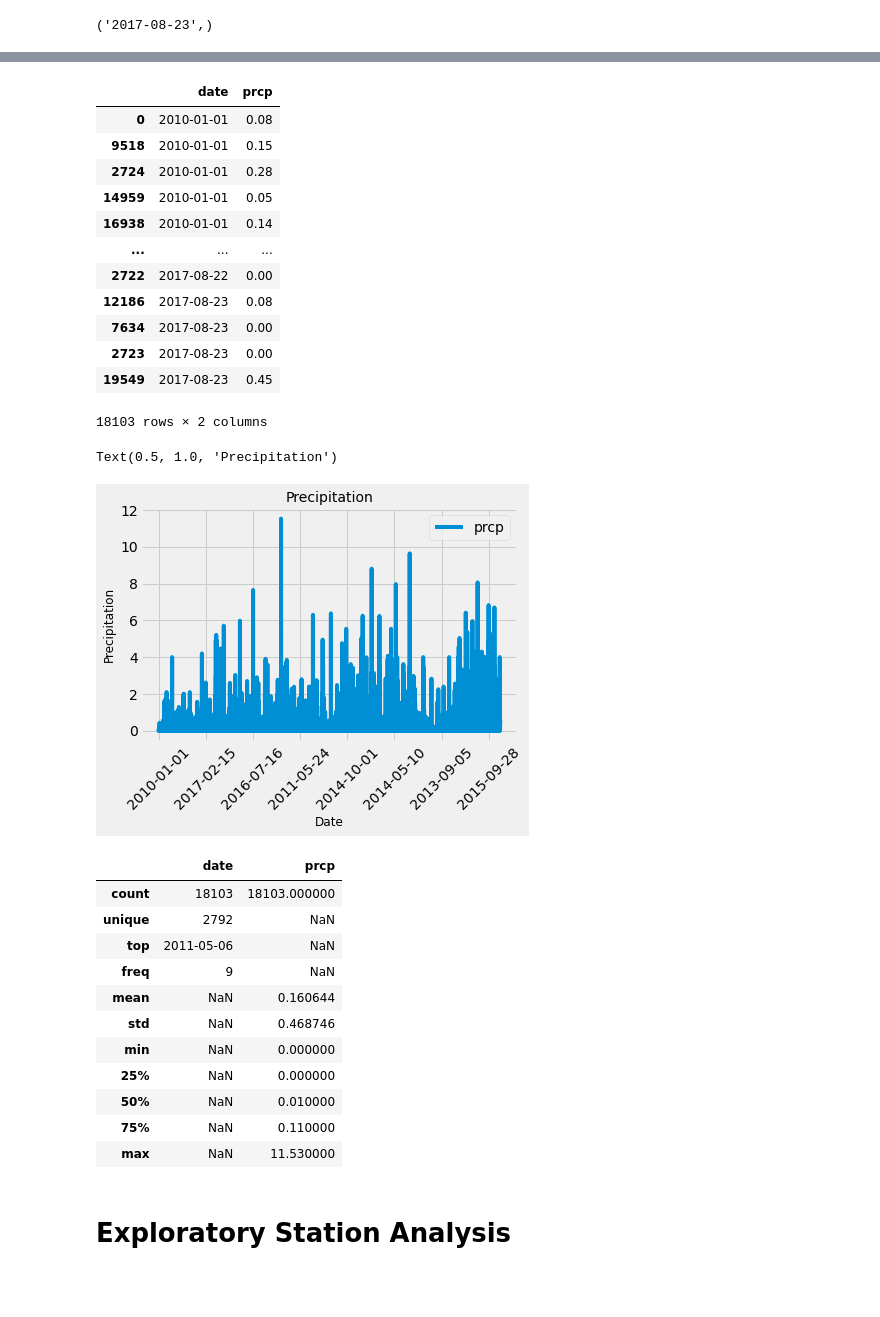
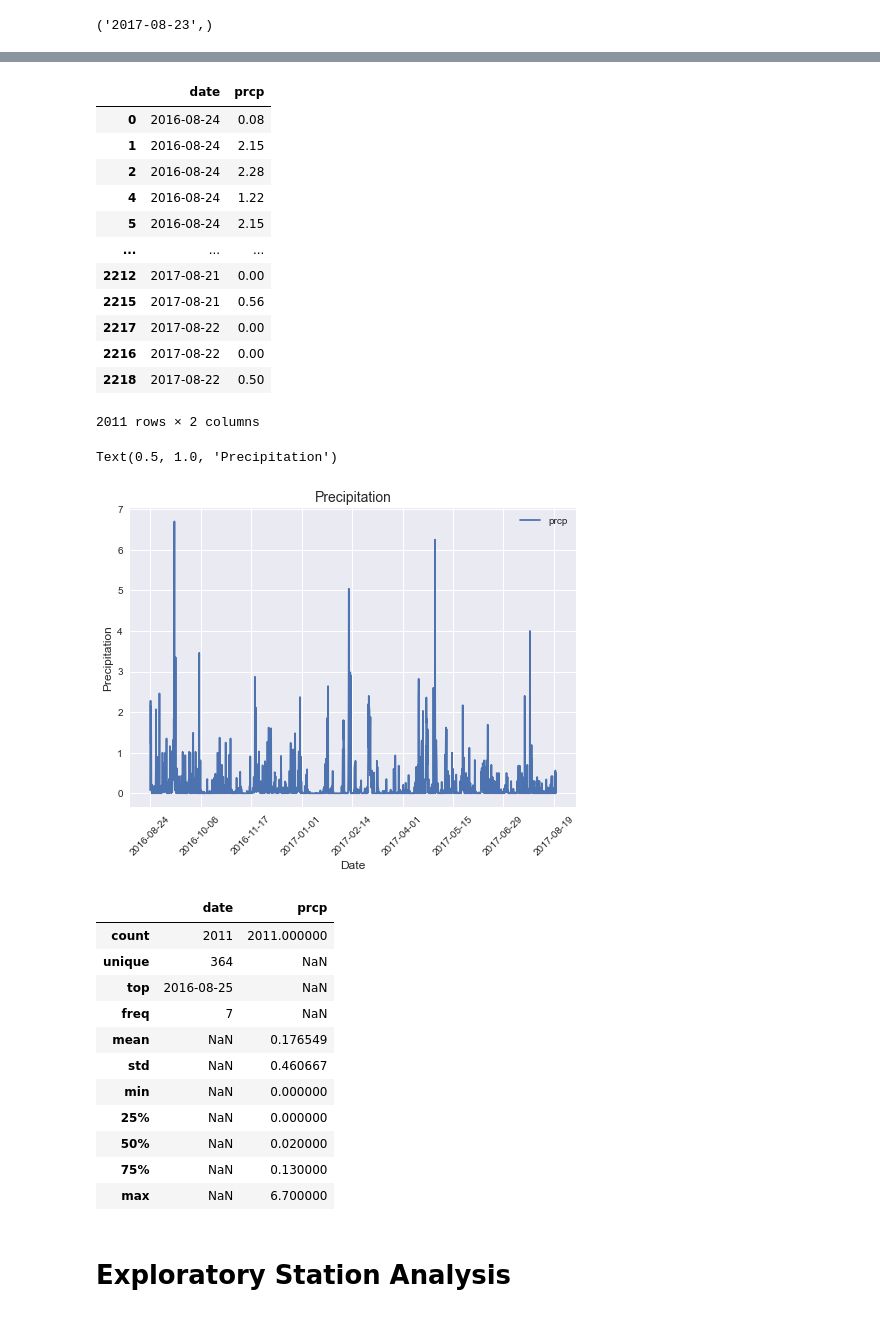
Before and after one commit to jhurley684/10_sqlalchemy-challenge, a Jupyter notebook: Instructions/climate_starter.ipynb, the cells around one changed output, grey strips where cells are left out. Cells and saved outputs as stored; diff of their text form; code cells hidden in the pictures; blank space fills up the shorter version.

```diff
--- a/Instructions/climate_starter.ipynb
+++ b/Instructions/climate_starter.ipynb
@@ -1,7 +1,7 @@
 # %%
 %matplotlib inline
 from matplotlib import style
-style.use('fivethirtyeight')
+style.use('seaborn')
 import matplotlib.pyplot as plt
 # %%
 import numpy as np
@@ -69,10 +69,7 @@ session.query(Measurement.date).order_by(Measurement.date.desc()).first()
 # %%
 # Design a query to retrieve the last 12 months of precipitation data and plot the results.
 # Starting from the most recent data point in the database.
-results=session.query(Measurement.date, Measurement.prcp).filter(Measurement.date >'2016-08-23', Measurement.date <'2017-08-23').order_by(Measurement.date).all()
-
-# Save the query results as a Pandas DataFrame and set the index to the date column
-results = session.query(Measurement.date, Measurement.prcp).statement
-prcp_df = pd.read_sql_query(results, session.bind)
-prcp_df.count()
+results=session.query(Measurement.date, Measurement.prcp).filter(Measurement.date >'2016-08-23',\
+        Measurement.date <'2017-08-23').order_by(Measurement.date).statement
+results
 # %% [output]
@@ -87,43 +101,46 @@ prcp2_df = prcp_df.dropna()
 prcp2_df.sort_values("date", ascending = True)
 # %% [output]
 |  | date | prcp |
-| 0 | 2010-01-01 | 0.08 |
-| 9518 | 2010-01-01 | 0.15 |
-| 2724 | 2010-01-01 | 0.28 |
-| 14959 | 2010-01-01 | 0.05 |
-| 16938 | 2010-01-01 | 0.14 |
+| 0 | 2016-08-24 | 0.08 |
+| 1 | 2016-08-24 | 2.15 |
+| 2 | 2016-08-24 | 2.28 |
+| 4 | 2016-08-24 | 1.22 |
+| 5 | 2016-08-24 | 2.15 |
 | ... | ... | ... |
-| 2722 | 2017-08-22 | 0.00 |
-| 12186 | 2017-08-23 | 0.08 |
-| 7634 | 2017-08-23 | 0.00 |
-| 2723 | 2017-08-23 | 0.00 |
-| 19549 | 2017-08-23 | 0.45 |
+| 2212 | 2017-08-21 | 0.00 |
+| 2215 | 2017-08-21 | 0.56 |
+| 2217 | 2017-08-22 | 0.00 |
+| 2216 | 2017-08-22 | 0.00 |
+| 2218 | 2017-08-22 | 0.50 |
-18103 rows × 2 columns
+2011 rows × 2 columns
 # %%
 # Use Pandas Plotting with Matplotlib to plot the data
-prcp2_df.set_index('date').plot(rot=45)
+# from matplotlib.dates import DateFormatter
+# import matplotlib.dates as mdates
+
+prcp2_df.set_index('date').sort_index().plot(rot=45)
 plt.xlabel("Date",size=12)
 plt.ylabel("Precipitation",size=12)
 plt.title("Precipitation", size=14)
 # %% [output]
 Text(0.5, 1.0, 'Precipitation')
-[figure, old version]
+[figure, new version]
 # %%
 # Use Pandas to calcualte the summary statistics for the precipitation data
 prcp2_df.describe(include='all')
 # %% [output]
 |  | date | prcp |
-| count | 18103 | 18103.000000 |
-| unique | 2792 | NaN |
-| top | 2011-05-06 | NaN |
-| freq | 9 | NaN |
-| mean | NaN | 0.160644 |
-| std | NaN | 0.468746 |
+| count | 2011 | 2011.000000 |
+| unique | 364 | NaN |
+| top | 2016-08-25 | NaN |
+| freq | 7 | NaN |
+| mean | NaN | 0.176549 |
+| std | NaN | 0.460667 |
 | min | NaN | 0.000000 |
 | 25% | NaN | 0.000000 |
-| 50% | NaN | 0.010000 |
-| 75% | NaN | 0.110000 |
-| max | NaN | 11.530000 |
+| 50% | NaN | 0.020000 |
+| 75% | NaN | 0.130000 |
+| max | NaN | 6.700000 |
 # %% [markdown]
 # Exploratory Station Analysis
 # %%
```
Also changed, not shown: parts of 7 cells of this notebook.
